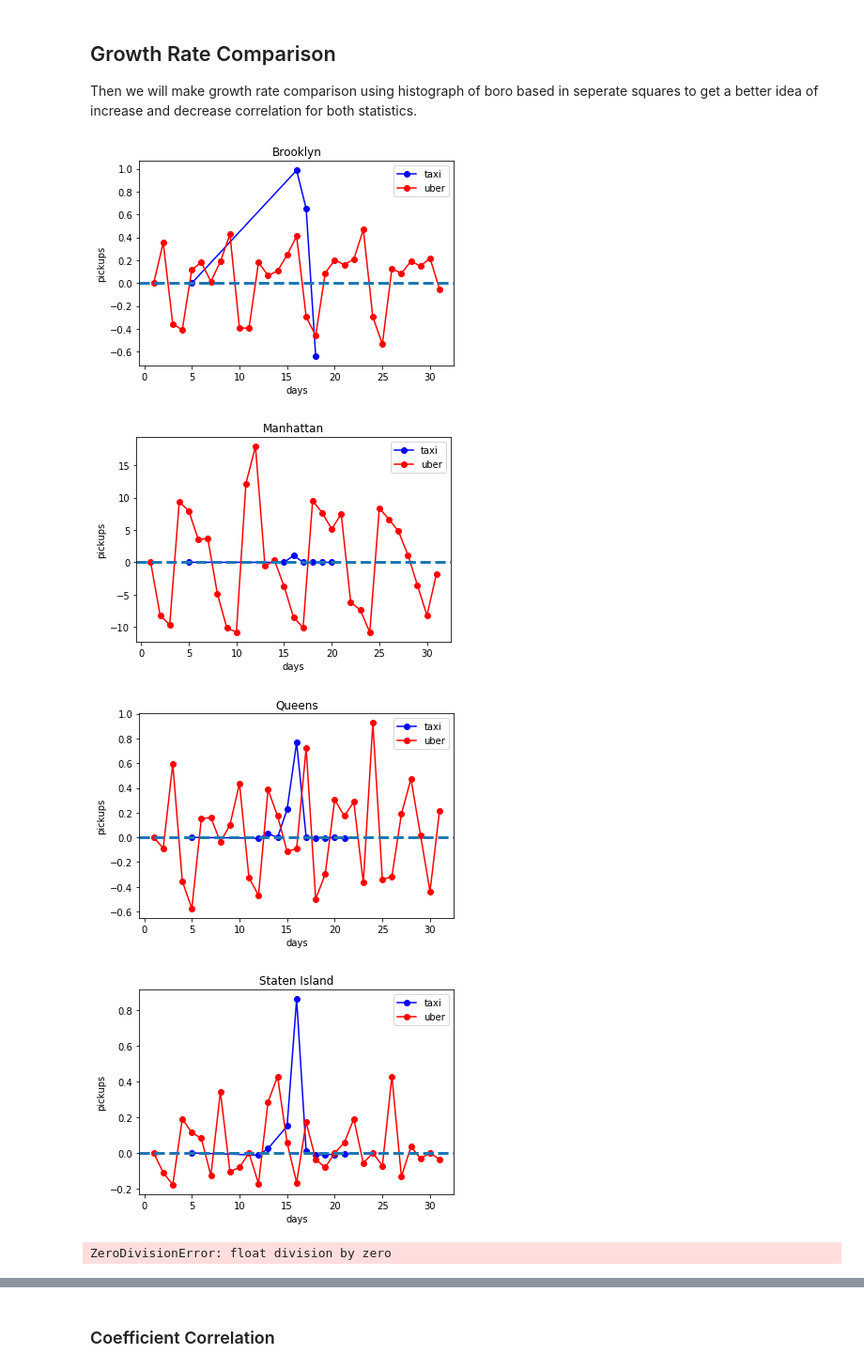
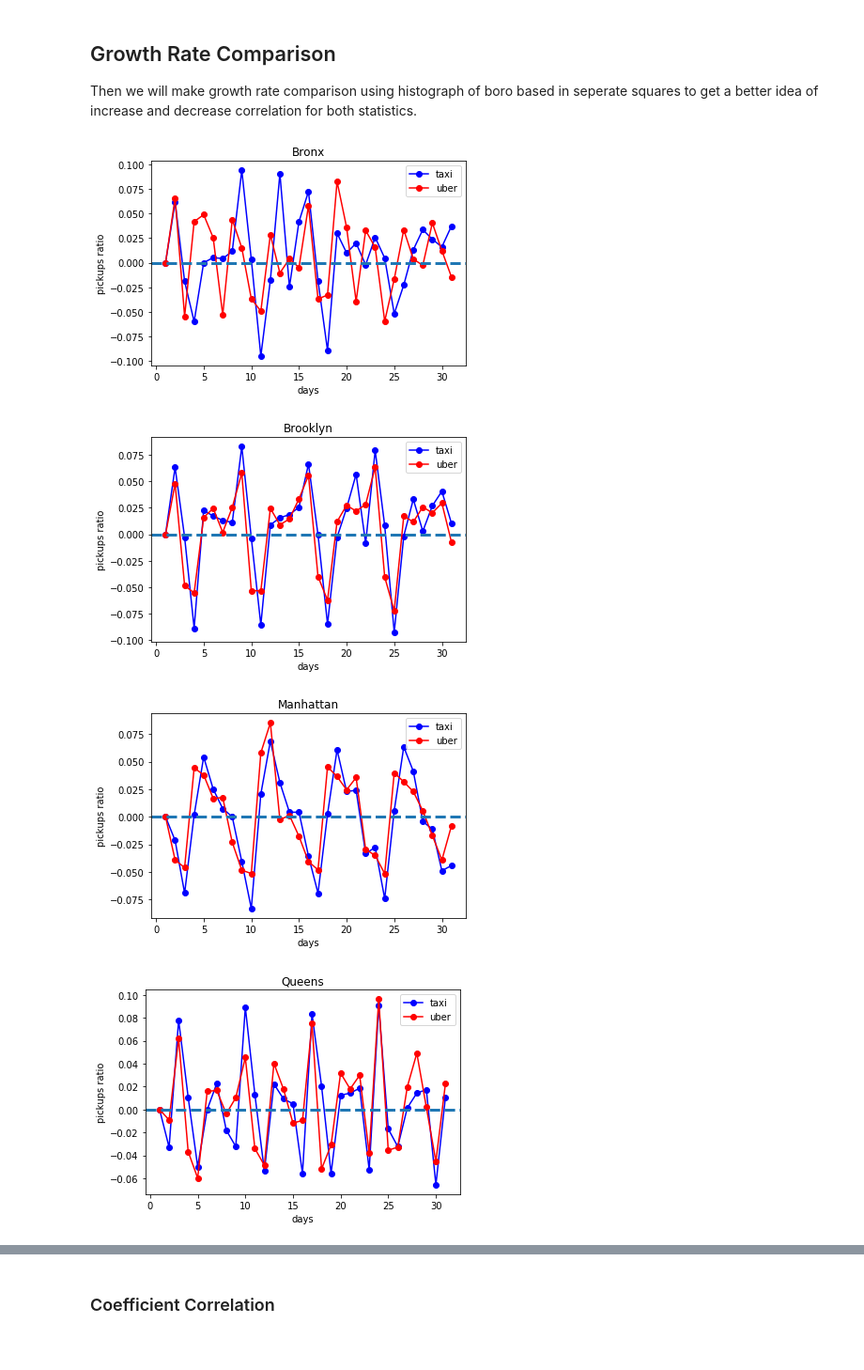
Before and after one commit to eunik/taxi_vs_uber, a Jupyter notebook: taxi_project.ipynb, the cells around one changed output, grey strips where cells are left out. Shown: that part at 94% size. Saved outputs shown, nothing was run; the diff lists cells and outputs as text; code cells hidden in the pictures.

Commit message:
Final Product for part 1

```diff
--- a/taxi_project.ipynb
+++ b/taxi_project.ipynb
@@ -71,20 +80,22 @@ trdd = taxi_aug14.mapPartitionsWithIndex(extractTaxi)\
 
 Just like the taxi data, we will format the Uber data just the same.
 # %%
-def extractUber(partId, records):
-    if partId==0:
-        records.next()
-    reader = csv.reader(records)
-    for row in reader:
-        (pickup, boro) = (row[0].split(" ")[0],  getlocation((row[2],row[1])))
-        if boro in ['Bronx', 'Brooklyn', 'Queens', 'Manhattan', 'Staten Island']:
-            yield ((boro, pickup) , 1)
+##### urdd is already made above from NYU hdfs cluster
 
-urdd = uber_aug14.mapPartitionsWithIndex(extractUber)\
-                .reduceByKey(lambda x, y: x+y)\
-                .map(lambda x: ((x[0][0], datetime.datetime.strptime(x[0][1], "%m/%d/%Y").strftime("%Y-%m-%d")), x[1]))\
-                .sortBy(lambda x:(x[0][0], x[0][1]))\
-                .map(lambda x: (x[0][0], [(x[0][1], x[1])]))\
-                .reduceByKey(lambda x, y: (x+y)) \
-                .sortBy(lambda x:(x[0]))
+# def extractUber(partId, records):
+#     if partId==0:
+#         records.next()
+#     reader = csv.reader(records)
+#     for row in reader:
+#         (pickup, boro) = (row[0].split(" ")[0],  getlocation((row[2],row[1])))
+#         if boro in ['Bronx', 'Brooklyn', 'Queens', 'Manhattan', 'Staten Island']:
+#             yield ((boro, pickup) , 1)
+#
+# urdd = uber_aug14.mapPartitionsWithIndex(extractUber)\
+#                 .reduceByKey(lambda x, y: x+y)\
+#                 .map(lambda x: ((x[0][0], datetime.datetime.strptime(x[0][1], "%m/%d/%Y").strftime("%Y-%m-%d")), x[1]))\
+#                 .sortBy(lambda x:(x[0][0], x[0][1]))\
+#                 .map(lambda x: (x[0][0], [(x[0][1], x[1])]))\
+#                 .reduceByKey(lambda x, y: (x+y)) \
+#                 .sortBy(lambda x:(x[0]))
 #urdd.take(10)
@@ -119,7 +125,7 @@ We want to first normalize our data as we obviously know that the Yellow New Yor
 We also want to do a bar shift to make a bar graph side by side.
 # %%
 def normalize(data):
-    total = float(sum(data))
+    total = float(sum(map(abs,data)))
     if total:
         return [y / total for y in data]
     return data
@@ -190,6 +204,7 @@ from pyspark import SparkContext
 from pyspark.sql import SQLContext
 from pyspark.sql import functions as F
 from pyspark.sql.window import Window
+sqlc = SQLContext(sc)
 # %%
 def get_growth(data, key):
     data = sc.parallelize(data.collect()[key][1])
@@ -211,12 +226,16 @@ def make_growth_chart(tx, ty, ux, uy, title):
     plt.ylabel('pickups ratio')
     plt.show()
 # %%
+tlaccum = []
+ulaccum = []
 for i in range(nboro):
-    make_growth_chart(get_data(trdd, -3)[i], normalize(get_growth(trdd, i)[1]),
-                      get_data(urdd, -3)[i], normalize(get_growth(urdd, i)[1]), lboro[i])
+    tgrowth = normalize(get_growth(trdd, i)[1])
+    ugrowth = normalize(get_growth(urdd, i)[1])
+    make_growth_chart(get_data(trdd, -3)[i], tgrowth, get_data(urdd, -3)[i], ugrowth, lboro[i])
+    tlaccum.append(sum(tgrowth))
+    ulaccum.append(sum(ugrowth))
 # %% [output]
-[figure, old version]
+[figure, new version]
-[figure, old version]
+[figure, new version]
-[figure, old version]
+[figure, new version]
-[figure, old version]
+[figure, new version]
-ZeroDivisionError: float division by zero
```
Also changed, not shown: parts of 20 cells of this notebook, 8 other files.
